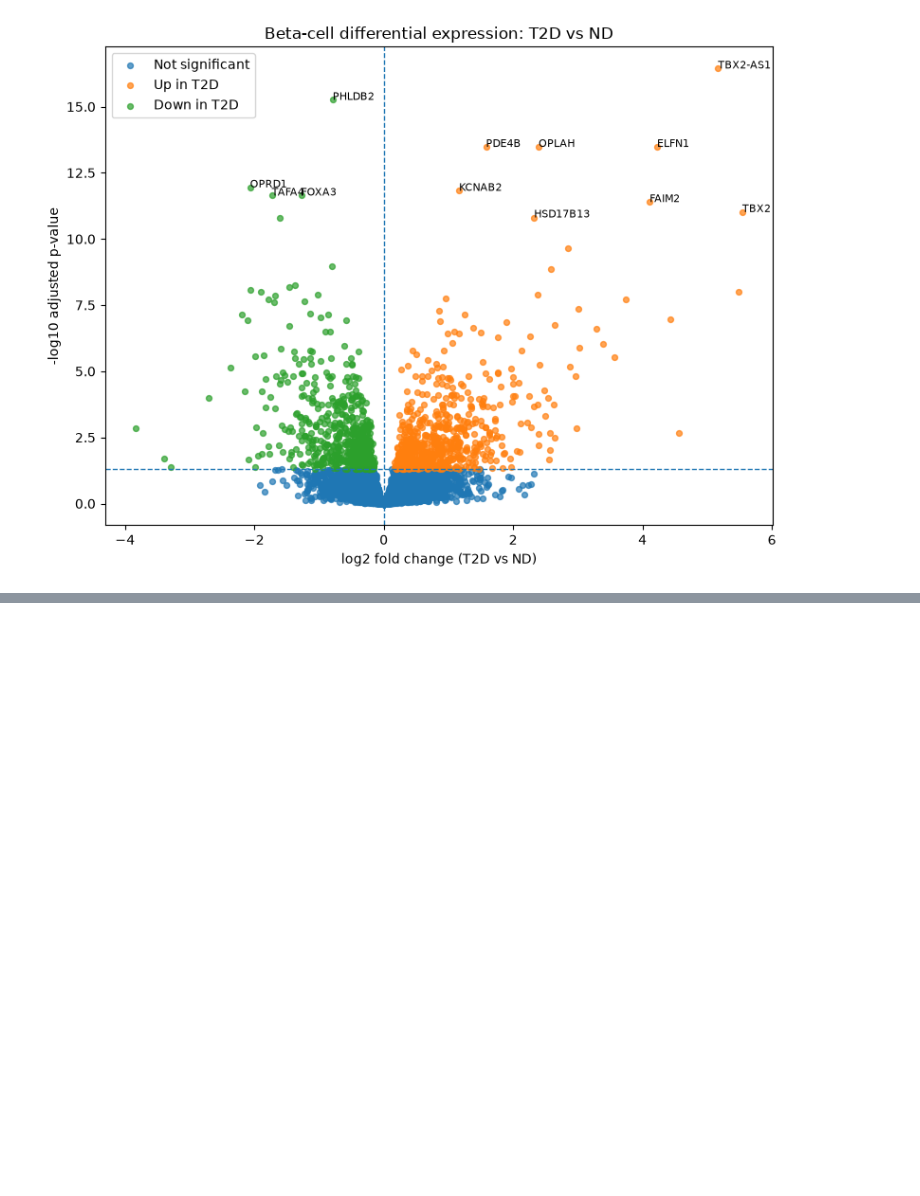
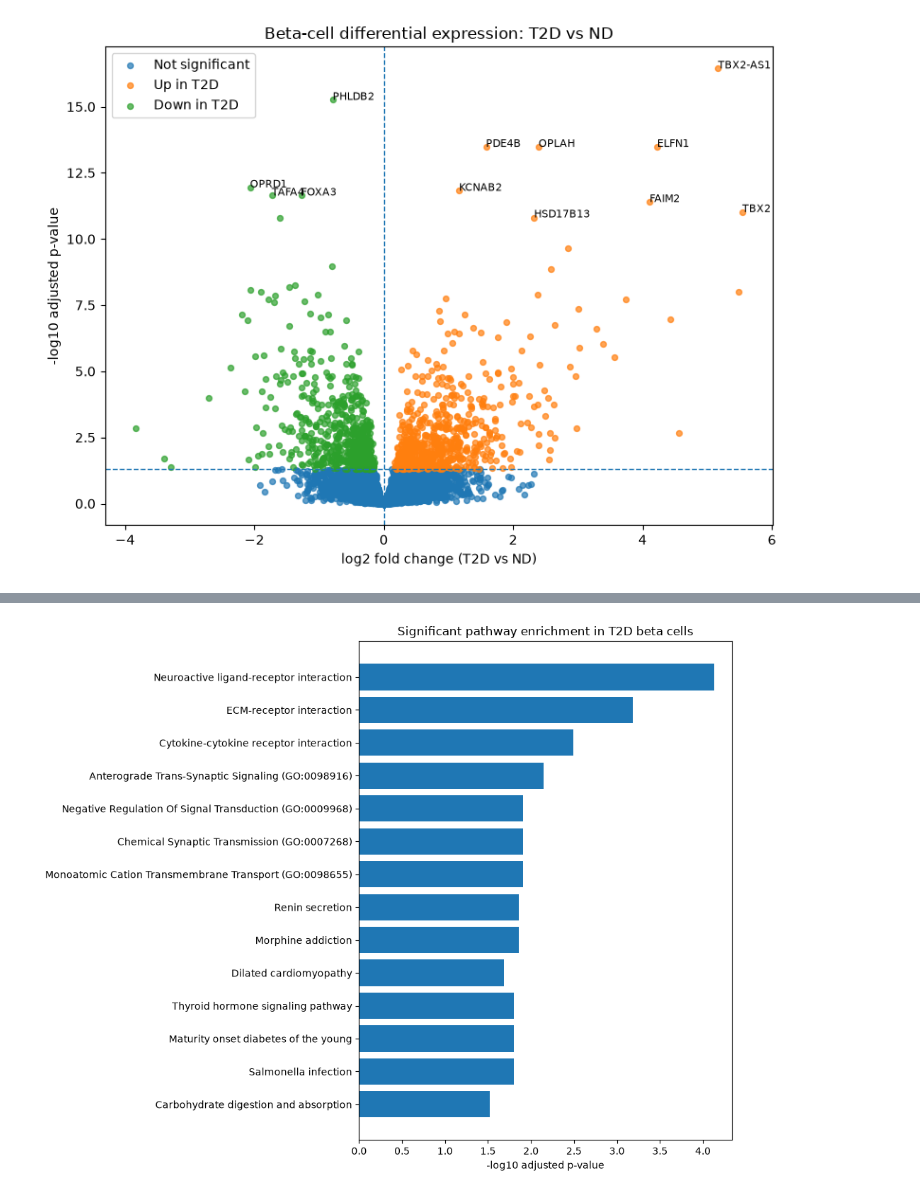
Before and after one commit to tharuniya26/Project2_Pathway_SingleCell, a Jupyter notebook: notebooks/01_GSE221156_data_audit.ipynb, the cells around one changed output, grey strips where cells are left out. Drawn from its saved outputs; the diff is of its cells as text; code cells hidden in the pictures; blank space fills up the shorter version.

Commit message:
Add background-aware pathway enrichment analysis

```diff
--- a/notebooks/01_GSE221156_data_audit.ipynb
+++ b/notebooks/01_GSE221156_data_audit.ipynb
@@ -882,0 +1263,7 @@ plt.show()
+# %%
+# Use the genes actually tested by DESeq2 as the enrichment background
+background_genes = filtered_counts.index.astype(str).tolist()
+
+print("Background genes:", len(background_genes))
+print("T2D-up genes:", len(up_genes_clean))
+print("T2D-down genes:", len(down_genes_clean))
@@ -882,0 +1353,61 @@ plt.show()
+# %%
+import matplotlib.pyplot as plt
+import numpy as np
+import pandas as pd
+from pathlib import Path
+
+plot_up = sig_up_bg.copy()
+plot_down = sig_down_bg.copy()
+
+plot_up["Direction"] = "Up in T2D"
+plot_down["Direction"] = "Down in T2D"
+
+plot_df = pd.concat([plot_up, plot_down], ignore_index=True)
+
+plot_df["minus_log10_fdr"] = -np.log10(
+    plot_df["Adjusted P-value"]
+)
+
+# Keep the strongest pathways for readability
+plot_df = (
+    plot_df
+    .sort_values("Adjusted P-value")
+    .groupby("Direction", group_keys=False)
+    .head(10)
+)
+
+plot_df = plot_df.sort_values(
+    ["Direction", "minus_log10_fdr"]
+)
+
+fig, ax = plt.subplots(figsize=(10, 8))
+
+y_pos = np.arange(len(plot_df))
+
+ax.barh(
+    y_pos,
+    plot_df["minus_log10_fdr"]
+)
+
+ax.set_yticks(y_pos)
+ax.set_yticklabels(plot_df["Term"])
+
+ax.set_xlabel("-log10 adjusted p-value")
+ax.set_title("Significant pathway enrichment in T2D beta cells")
+
+plt.tight_layout()
+
+Path("../results/figures").mkdir(
+    parents=True,
+    exist_ok=True
+)
+
+plt.savefig(
+    "../results/figures/beta_T2D_pathway_enrichment.png",
+    dpi=300,
+    bbox_inches="tight"
+)
+
+plt.show()
+# %% [output]
+[figure, added]
```
Also changed, not shown: parts of 14 cells of this notebook, 6 other files.
